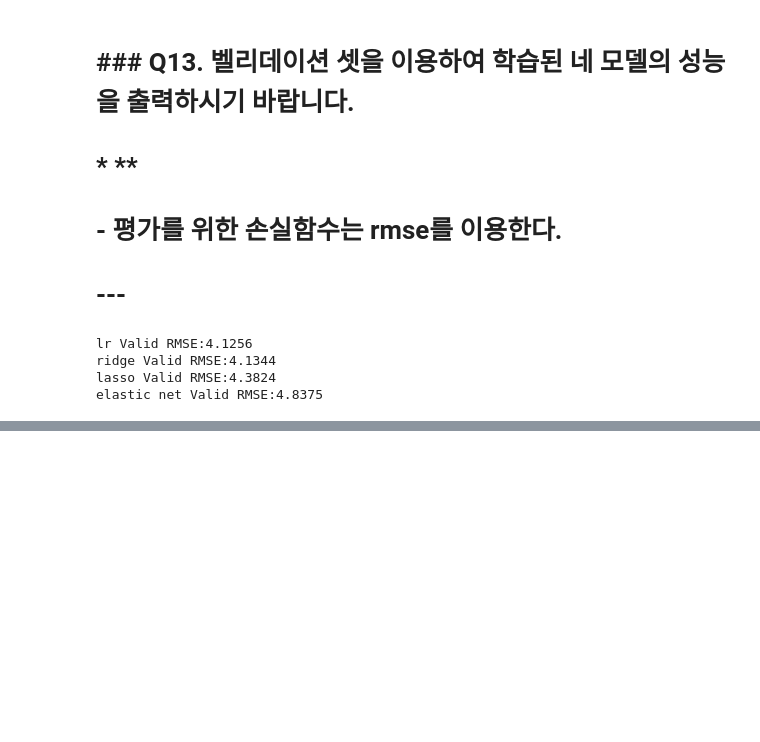
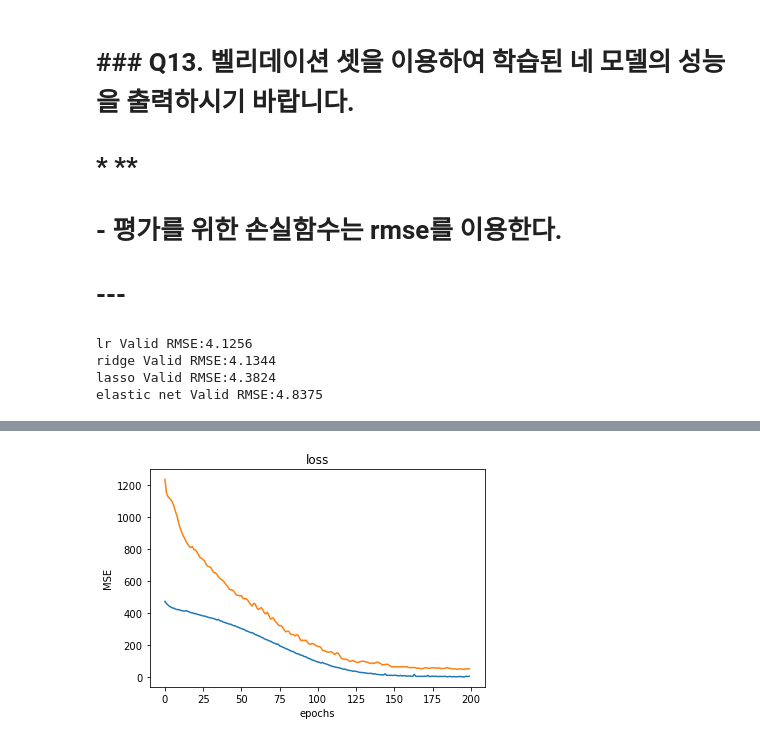
Before and after one commit to kangtaeksu/Trio, a Jupyter notebook: 보스턴 회귀.ipynb, the cells around one changed output, grey strips where cells are left out. Drawn from its saved outputs; the diff is of its cells as text; code cells hidden in the pictures; blank space fills up the shorter version.

```diff
--- a/보스턴 회귀.ipynb
+++ b/보스턴 회귀.ipynb
@@ -302,0 +382,19 @@ elastic net Valid RMSE:4.8375
+# %%
+from tensorflow.keras.optimizers import Adam
+
+model = Sequential()
+
+model.add(Dense(64, activation='relu', input_shape=(13,)))
+model.add(BatchNormalization())
+model.add(Dense(64, activation='relu'))
+model.add(BatchNormalization())
+model.add(Dense(1))
+
+model.compile(loss='mse', optimizer=Adam(lr=0.001), metrics=['mse'])
+
+
+modelpath = "best_model.h5"
+checkpointer = ModelCheckpoint( filepath=modelpath, monitor='val_loss', verbose=1,
+                               save_best_only=True)
+
+history = model.fit(x_valid, y_valid, epochs=200, validation_split=0.2, callbacks=checkpointer)
@@ -302,0 +429,13 @@ elastic net Valid RMSE:4.8375
+# %%
+
+import matplotlib.pyplot as plt
+
+h = history
+plt.plot(h.history['mse'])
+plt.plot(h.history['val_loss'])
+plt.title('loss')
+plt.xlabel('epochs')
+plt.ylabel("MSE")
+plt.show()
+# %% [output]
+[figure, added]
```
Also changed, not shown: parts of 8 cells of this notebook.
